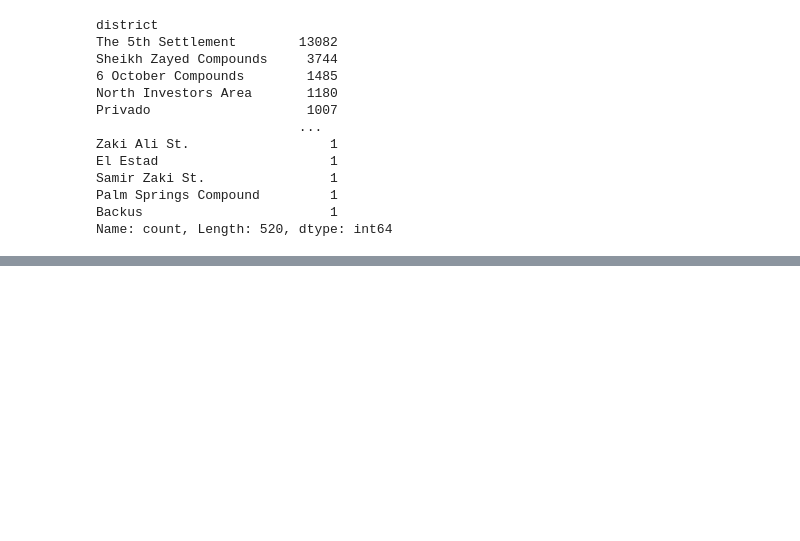
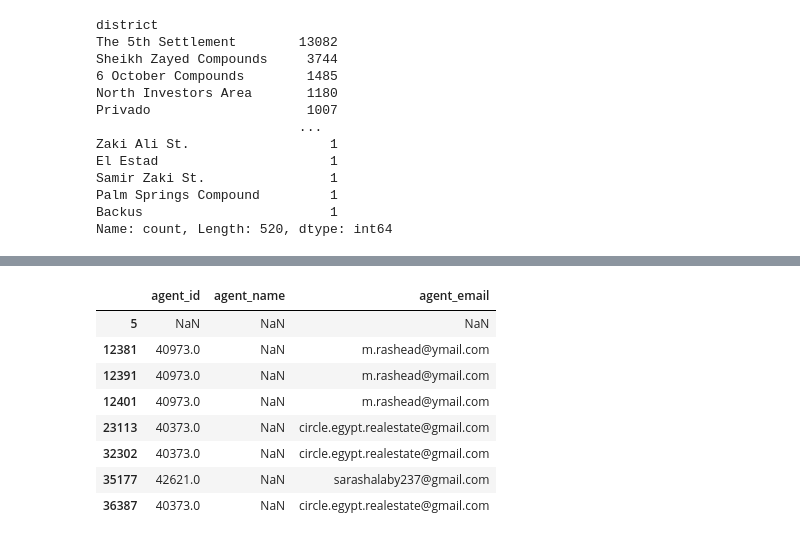
Before and after one commit to MohamedAtef721/Egypt-Real-Estate-Market-Analytics, a Jupyter notebook: Egypt_Real_Estate_EDA.ipynb, the cells around one changed output, grey strips where cells are left out. Cells and saved outputs as stored; diff of their text form; code cells hidden in the pictures; blank space fills up the shorter version.

```diff
--- a/Egypt_Real_Estate_EDA.ipynb
+++ b/Egypt_Real_Estate_EDA.ipynb
@@ -336,0 +353,14 @@ Name: count, Length: 520, dtype: int64
+# %%
+df[df["agent_name"].isna()][
+    ["agent_id", "agent_name", "agent_email"]
+]
+# %% [output]
+|  | agent_id | agent_name | agent_email |
+| 5 | NaN | NaN | NaN |
+| 12381 | 40973.0 | NaN | m.rashead@ymail.com |
+| 12391 | 40973.0 | NaN | m.rashead@ymail.com |
+| 12401 | 40973.0 | NaN | m.rashead@ymail.com |
+| 23113 | 40373.0 | NaN | circle.egypt.realestate@gmail.com |
+| 32302 | 40373.0 | NaN | circle.egypt.realestate@gmail.com |
+| 35177 | 42621.0 | NaN | sarashalaby237@gmail.com |
+| 36387 | 40373.0 | NaN | circle.egypt.realestate@gmail.com |
```
Also changed, not shown: parts of 1 cell of this notebook.
